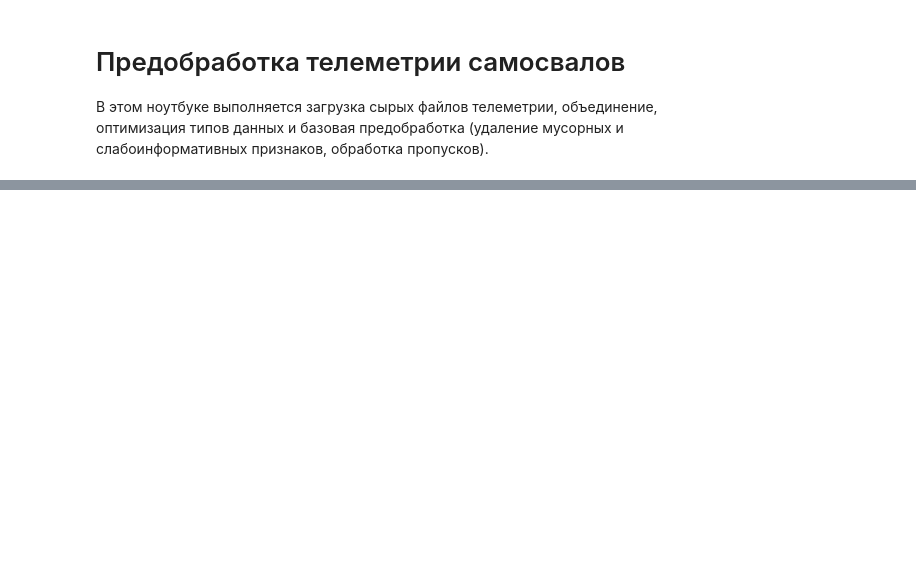
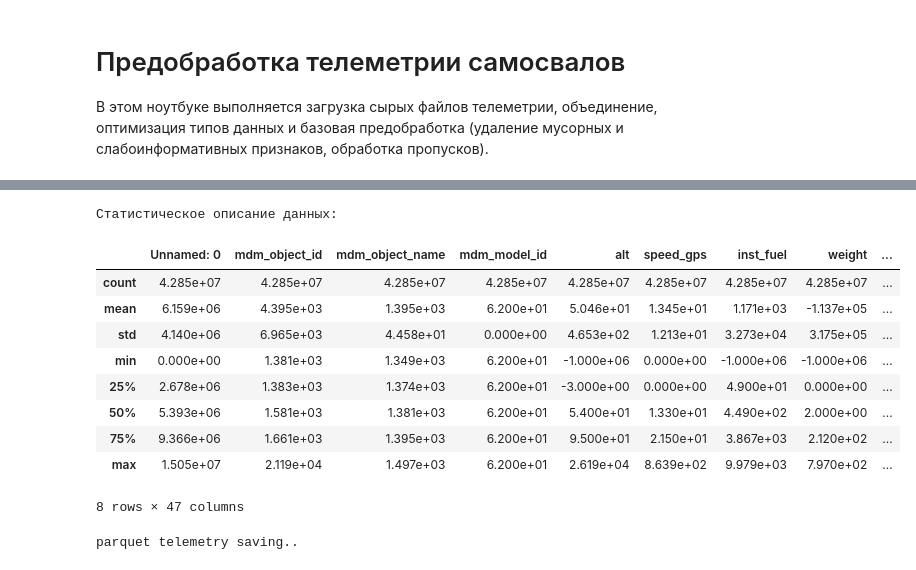
Before and after one commit to ikonushok/breakdowns_of_mining_trucks, a Jupyter notebook: notebooks/01_preprocessing_telemetry.ipynb, the cells around one changed output, grey strips where cells are left out. Cells and saved outputs as stored; diff of their text form; code cells hidden in the pictures; blank space fills up the shorter version.

```diff
--- a/notebooks/01_preprocessing_telemetry.ipynb
+++ b/notebooks/01_preprocessing_telemetry.ipynb
@@ -72 +134,22 @@ print(files)
+# %%
+print(f'\nСтатистическое описание данных:')
+display(combined_data_optimized.describe())
+# %% [output]
+Статистическое описание данных:
+|  | Unnamed: 0 | mdm_object_id | mdm_object_name | mdm_model_id | alt | speed_gps | inst_fuel | weight | ... |
+| count | 4.285e+07 | 4.285e+07 | 4.285e+07 | 4.285e+07 | 4.285e+07 | 4.285e+07 | 4.285e+07 | 4.285e+07 | ... |
+| mean | 6.159e+06 | 4.395e+03 | 1.395e+03 | 6.200e+01 | 5.046e+01 | 1.345e+01 | 1.171e+03 | -1.137e+05 | ... |
+| std | 4.140e+06 | 6.965e+03 | 4.458e+01 | 0.000e+00 | 4.653e+02 | 1.213e+01 | 3.273e+04 | 3.175e+05 | ... |
+| min | 0.000e+00 | 1.381e+03 | 1.349e+03 | 6.200e+01 | -1.000e+06 | 0.000e+00 | -1.000e+06 | -1.000e+06 | ... |
+| 25% | 2.678e+06 | 1.383e+03 | 1.374e+03 | 6.200e+01 | -3.000e+00 | 0.000e+00 | 4.900e+01 | 0.000e+00 | ... |
+| 50% | 5.393e+06 | 1.581e+03 | 1.381e+03 | 6.200e+01 | 5.400e+01 | 1.330e+01 | 4.490e+02 | 2.000e+00 | ... |
+| 75% | 9.366e+06 | 1.661e+03 | 1.395e+03 | 6.200e+01 | 9.500e+01 | 2.150e+01 | 3.867e+03 | 2.120e+02 | ... |
+| max | 1.505e+07 | 2.119e+04 | 1.497e+03 | 6.200e+01 | 2.619e+04 | 8.639e+02 | 9.979e+03 | 7.970e+02 | ... |
+8 rows × 47 columns
+# %%
+print('parquet telemetry saving..')
+os.makedirs(os.path.join(data_root, 'raw/telemetry'), exist_ok=True)
+combined_data_optimized.to_parquet(os.path.join(data_root, 'raw/telemetry/telemetry.parquet'), index=False)
+# %% [output]
+parquet telemetry saving..
 # %%
```
Also changed, not shown: parts of 22 cells of this notebook, 5 other files.
